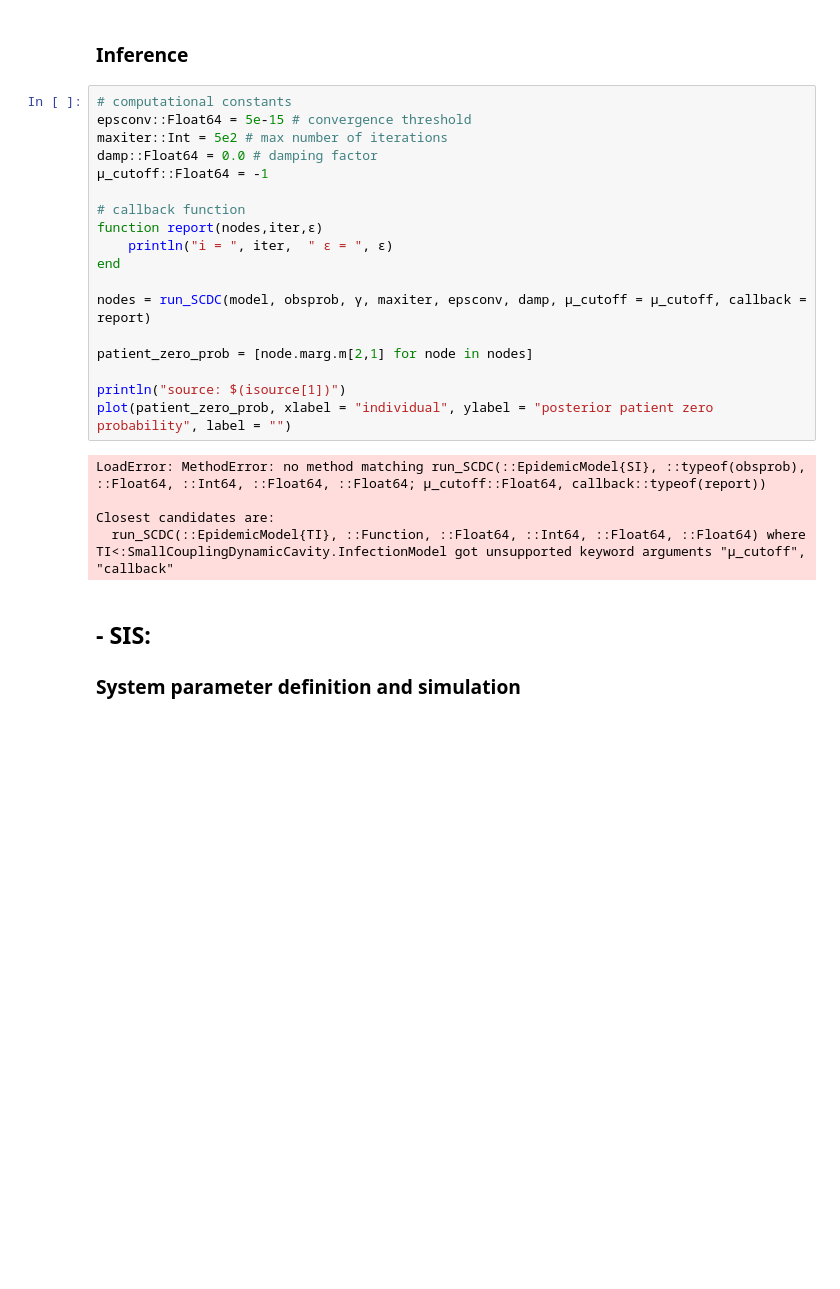
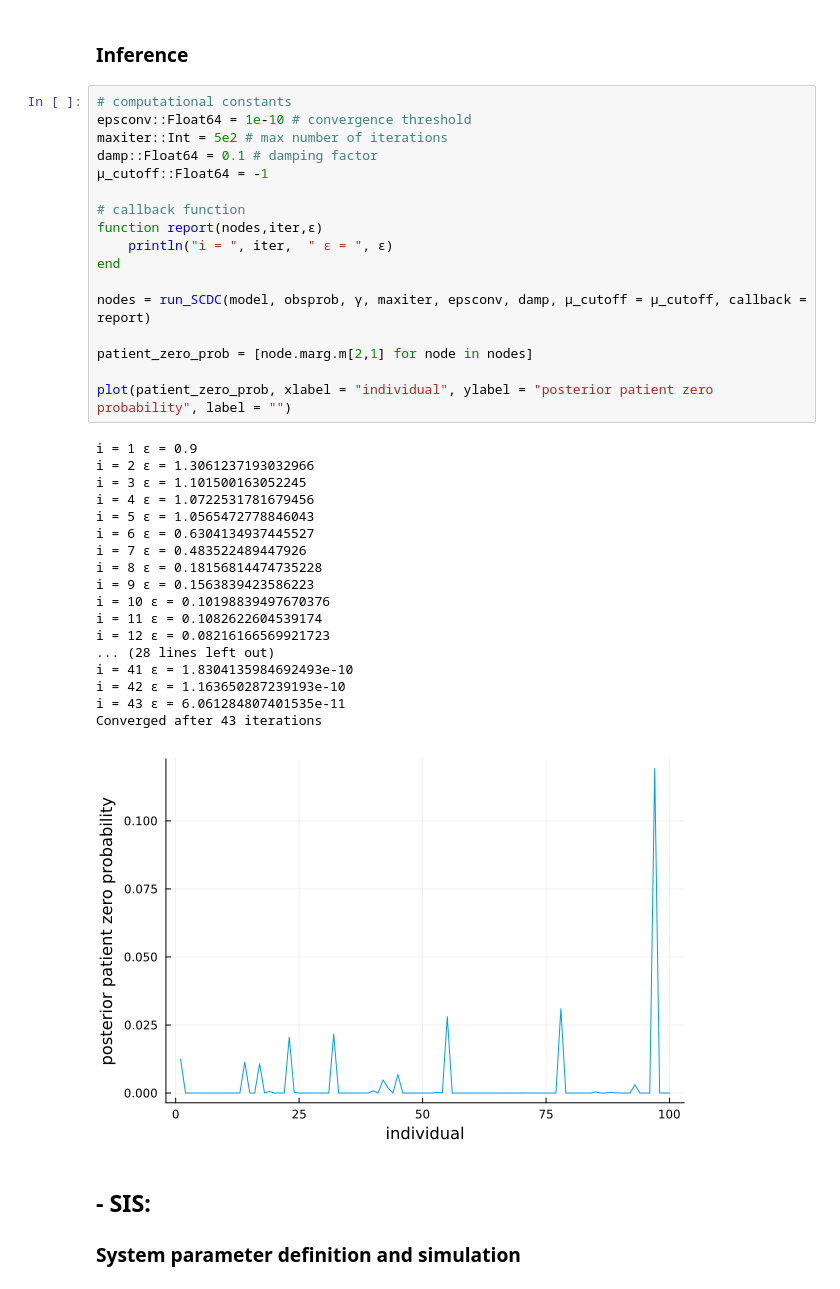
Before and after one commit to Mattiatarabolo/SmallCouplingDynamicCavity.jl, a Jupyter notebook: notebook/Tutorial.ipynb, the cells around one changed output. Saved outputs shown, nothing was run; the diff lists cells and outputs as text; blank space fills up the shorter version.

```diff
--- a/notebook/Tutorial.ipynb
+++ b/notebook/Tutorial.ipynb
@@ -98,27 +81,40 @@ plot([nrI nrS], xlabel = "Days", ylabel = "", label = ["I" "S"])
 ### Inference
 # %%
 # computational constants
-epsconv::Float64 = 5e-15 # convergence threshold
+epsconv::Float64 = 1e-10 # convergence threshold
 maxiter::Int = 5e2 # max number of iterations
-damp::Float64 = 0.0 # damping factor
+damp::Float64 = 0.1 # damping factor
 μ_cutoff::Float64 = -1
 
 # callback function
 function report(nodes,iter,ε)
     println("i = ", iter,  " ε = ", ε)
 end
 
 nodes = run_SCDC(model, obsprob, γ, maxiter, epsconv, damp, μ_cutoff = μ_cutoff, callback = report)
 
 patient_zero_prob = [node.marg.m[2,1] for node in nodes]
 
-println("source: $(isource[1])")
 plot(patient_zero_prob, xlabel = "individual", ylabel = "posterior patient zero probability", label = "")
 # %% [output]
-LoadError: MethodError: no method matching run_SCDC(::EpidemicModel{SI}, ::typeof(obsprob), ::Float64, ::Int64, ::Float64, ::Float64; μ_cutoff::Float64, callback::typeof(report))
-
-Closest candidates are:
-  run_SCDC(::EpidemicModel{TI}, ::Function, ::Float64, ::Int64, ::Float64, ::Float64) where TI<:SmallCouplingDynamicCavity.InfectionModel got unsupported keyword arguments "μ_cutoff", "callback"
+i = 1 ε = 0.9
+i = 2 ε = 1.3061237193032966
+i = 3 ε = 1.101500163052245
+i = 4 ε = 1.0722531781679456
+i = 5 ε = 1.0565472778846043
+i = 6 ε = 0.6304134937445527
+i = 7 ε = 0.483522489447926
+i = 8 ε = 0.18156814474735228
+i = 9 ε = 0.1563839423586223
+i = 10 ε = 0.10198839497670376
+i = 11 ε = 0.1082622604539174
+i = 12 ε = 0.08216166569921723
+... (28 lines left out)
+i = 41 ε = 1.8304135984692493e-10
+i = 42 ε = 1.163650287239193e-10
+i = 43 ε = 6.061284807401535e-11
+Converged after 43 iterations
+[figure, added]
 # %% [markdown]
 ## - SIS:
 
```
Also changed, not shown: parts of 8 cells of this notebook, 10 other files.
